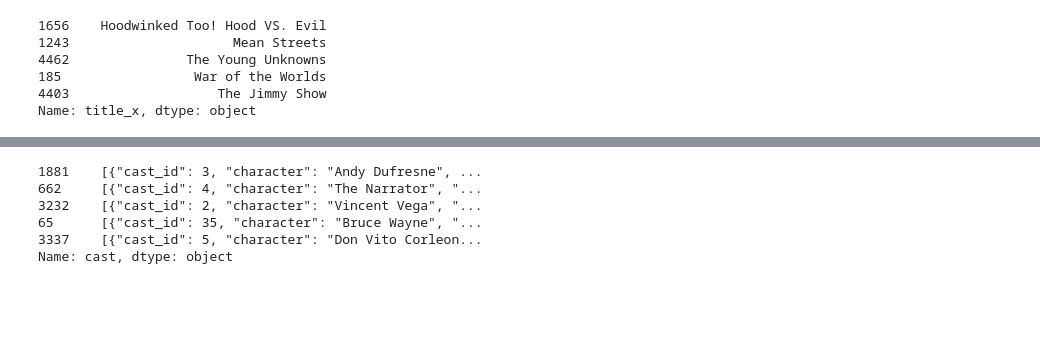
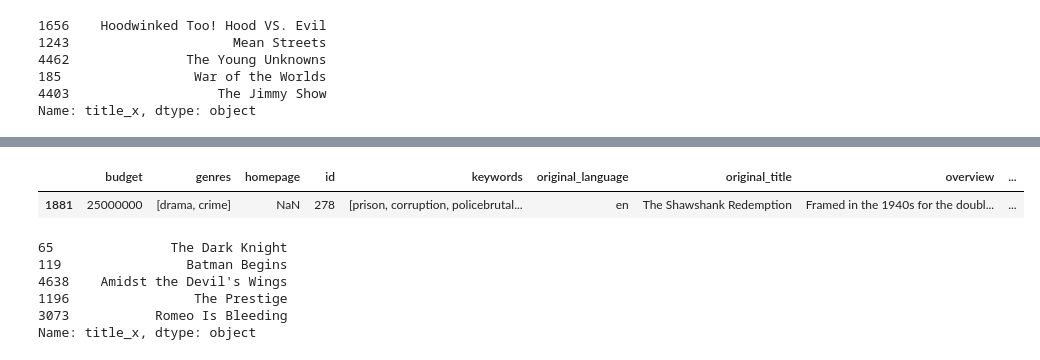
Before and after one commit to hst22/Movie-Recommender-Systems, a Jupyter notebook: Recommender System.ipynb, the cells around one changed output, grey strips where cells are left out. Saved outputs shown, nothing was run; the diff lists cells and outputs as text; code cells hidden in the pictures; blank space fills up the shorter version.

```diff
--- a/Recommender System.ipynb
+++ b/Recommender System.ipynb
@@ -342,9 +397,25 @@ Name: title_x, dtype: object
+# %%
+#converting the names and keyword instances into lowercase and strip all the spaces between them
+def clean_up(x):
+    if isinstance(x, list):
+        return [str.lower(i.replace(" ", "")) for i in x]
+    else:
+        #Check if director exists. If not, return empty string
+        if isinstance(x, str):
+            return str.lower(x.replace(" ", ""))
+        else:
+            return ''
+# %%
+features = ['cast', 'keywords', 'director', 'genres']
+for feature in features:
+    master[feature] = master[feature].apply(clean_up)
+# %%
+# combining everything for vectorizer
+def combine_all(x):
+    return ' '.join(x['keywords']) + ' ' + ' '.join(x['cast']) + ' ' + x['director'] + ' ' + ' '.join(x['genres'])
+master['mix'] = master.apply(combine_all, axis=1)
 # %%
-master.cast.head()
+master.head(1)
 # %% [output]
-1881    [{"cast_id": 3, "character": "Andy Dufresne", ...
-662     [{"cast_id": 4, "character": "The Narrator", "...
-3232    [{"cast_id": 2, "character": "Vincent Vega", "...
-65      [{"cast_id": 35, "character": "Bruce Wayne", "...
-3337    [{"cast_id": 5, "character": "Don Vito Corleon...
-Name: cast, dtype: object
+|  | budget | genres | homepage | id | keywords | original_language | original_title | overview | ... |
+| 1881 | 25000000 | [drama, crime] | NaN | 278 | [prison, corruption, policebrutal... | en | The Shawshank Redemption | Framed in the 1940s for the doubl... | ... |
@@ -351,3 +441,12 @@ Name: cast, dtype: object
+# %%
+recommend_movies('The Dark Knight Rises')
+# %% [output]
+65               The Dark Knight
+119                Batman Begins
+4638    Amidst the Devil's Wings
+1196                The Prestige
+3073           Romeo Is Bleeding
+Name: title_x, dtype: object
 # %%
 master.columns
 # %% [output]
```
Also changed, not shown: parts of 15 cells of this notebook.
